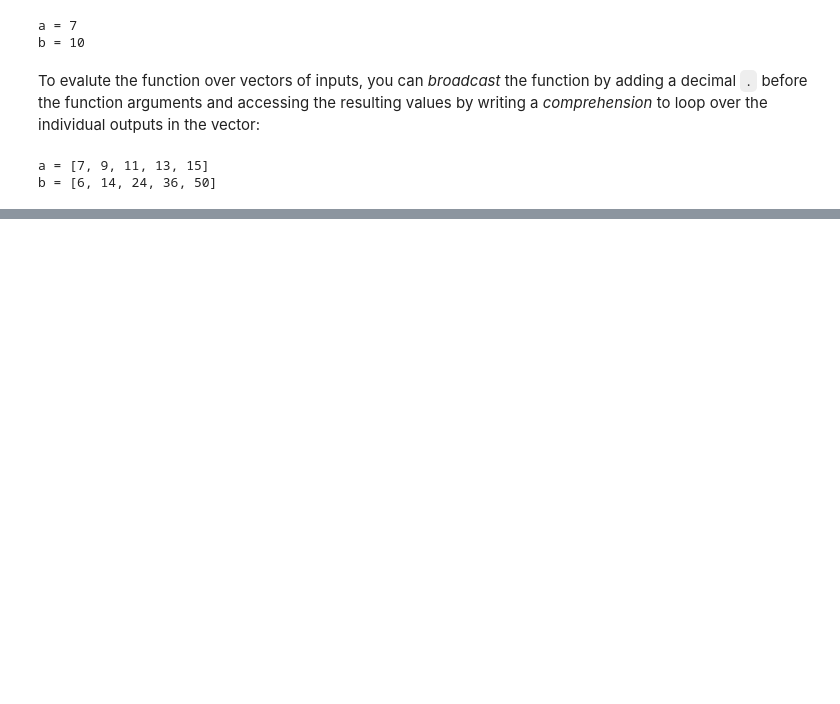
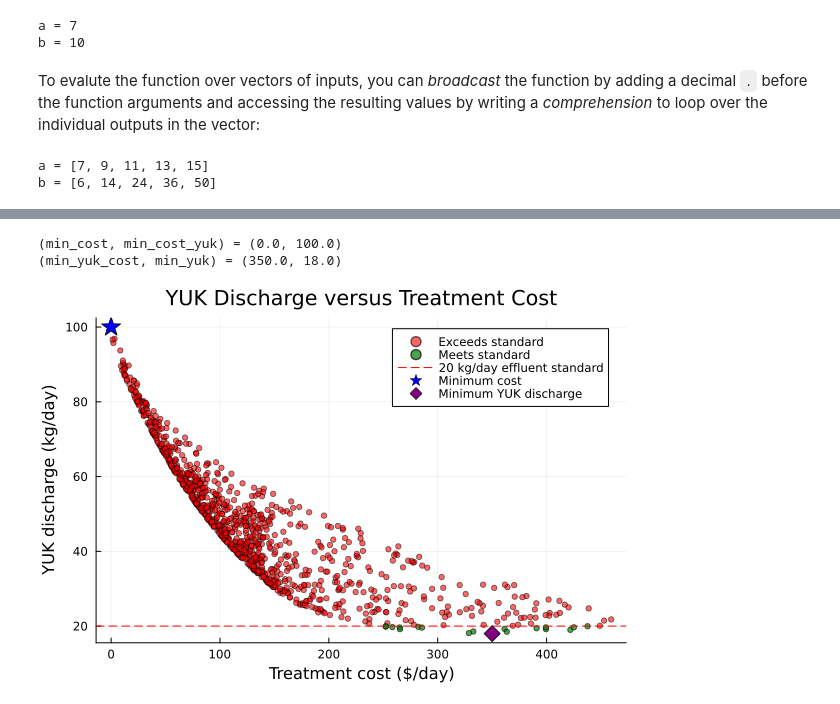
Before and after one commit to WilliamDignam117/HW1, a Jupyter notebook: hw01.ipynb, the cells around one changed output, grey strips where cells are left out. Saved outputs shown, nothing was run; the diff lists cells and outputs as text; code cells hidden in the pictures; blank space fills up the shorter version.

```diff
--- a/hw01.ipynb
+++ b/hw01.ipynb
@@ -351,3 +805,40 @@ b = [6, 14, 24, 36, 50]
+# %%
+#Question 5.6:
+
+# Analytical minimum-cost strategy
+min_cost_yuk, min_cost = treatment_model(0, 0, 100)
+
+# Analytical minimum-YUK strategy
+min_yuk, min_yuk_cost = treatment_model(80, 20, 0)
+
+@show min_cost, min_cost_yuk
+@show min_yuk_cost, min_yuk
+
+scatter!(
+    p,
+    [min_cost],
+    [min_cost_yuk],
+    label = "Minimum cost",
+    color = :blue,
+    marker = :star5,
+    markersize = 10
+)
+
+scatter!(
+    p,
+    [min_yuk_cost],
+    [min_yuk],
+    label = "Minimum YUK discharge",
+    color = :purple,
+    marker = :diamond,
+    markersize = 8
+)
+
+display(p)
+# %% [output]
+(min_cost, min_cost_yuk) = (0.0, 100.0)
+(min_yuk_cost, min_yuk) = (350.0, 18.0)
+[figure, added]
 # %% [markdown]
 Make sure you comment your code appropriately to make it clear what is
 going on and why.
```
Also changed, not shown: parts of 16 cells of this notebook.
